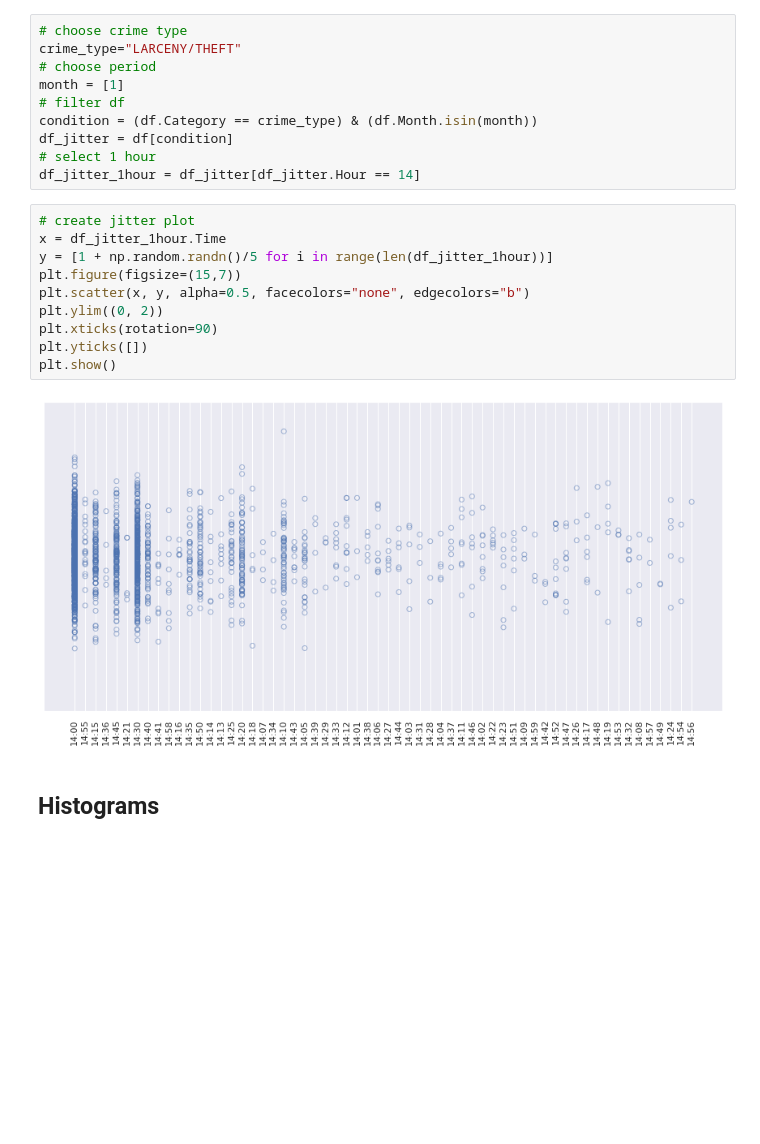
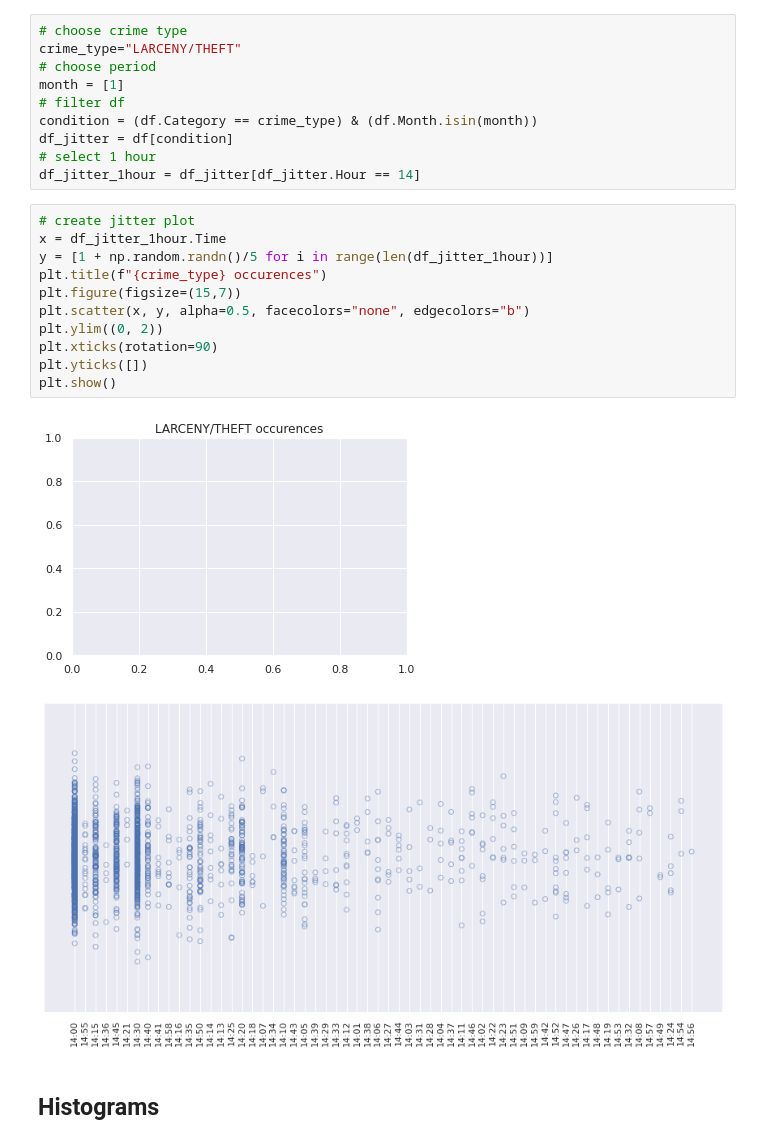
Before and after one commit to evangstav/SocialDataAnalysis2021, a Jupyter notebook: Assignment_1.ipynb, the cells around one changed output. Saved outputs shown, nothing was run; the diff lists cells and outputs as text; blank space fills up the shorter version.

```diff
--- a/Assignment_1.ipynb
+++ b/Assignment_1.ipynb
@@ -176,15 +176,17 @@ df_jitter_1hour = df_jitter[df_jitter.Hour == 14]
 # %%
 # create jitter plot
 x = df_jitter_1hour.Time
 y = [1 + np.random.randn()/5 for i in range(len(df_jitter_1hour))]
+plt.title(f"{crime_type} occurences")
 plt.figure(figsize=(15,7))
 plt.scatter(x, y, alpha=0.5, facecolors="none", edgecolors="b")
 plt.ylim((0, 2))
 plt.xticks(rotation=90)
 plt.yticks([])
 plt.show()
 # %% [output]
-[figure, old version]
+[figure, new version]
+[figure, added]
 # %% [markdown]
 ## Histograms
 # %% [markdown]
```
Also changed, not shown: parts of 7 cells of this notebook.
